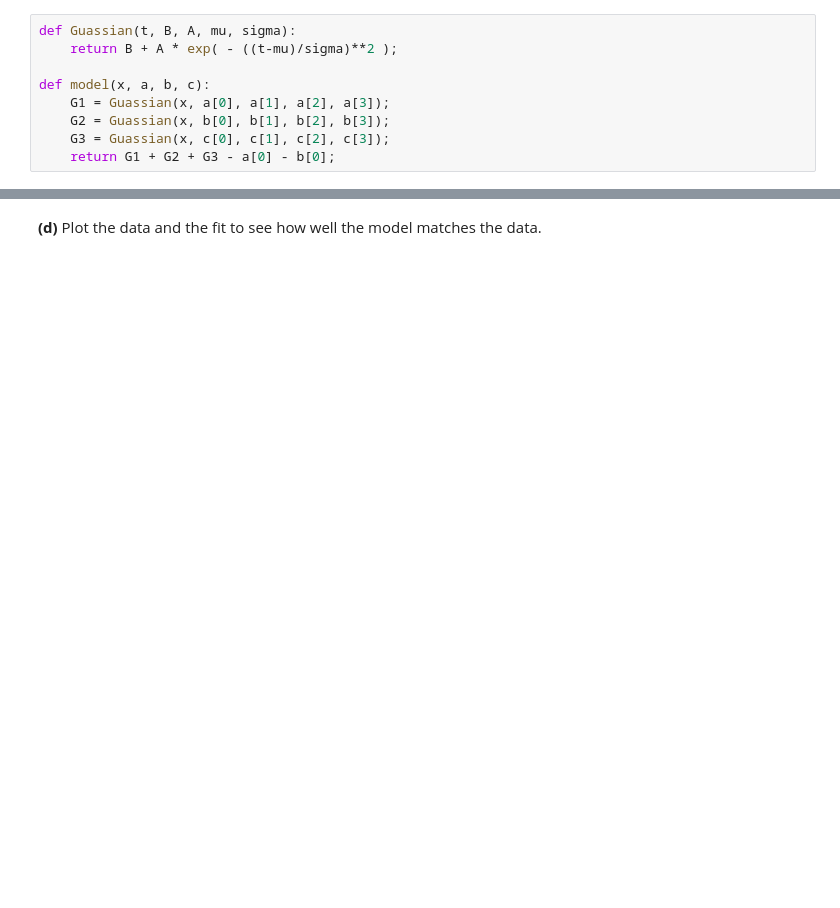
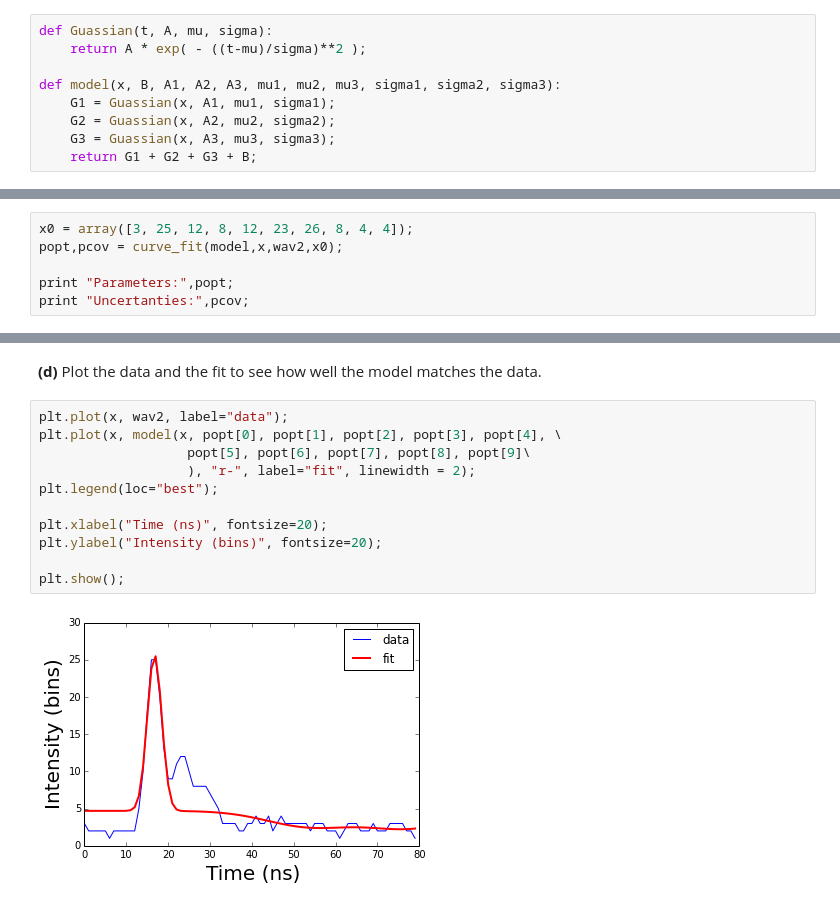
Before and after one commit to cucucachu/PHYS202-S14, a Jupyter notebook: SciPy/OptimizationExercises.ipynb, the cells around one changed output, grey strips where cells are left out. Saved outputs shown, nothing was run; the diff lists cells and outputs as text; blank space fills up the shorter version.

```diff
--- a/SciPy/OptimizationExercises.ipynb
+++ b/SciPy/OptimizationExercises.ipynb
@@ -129,11 +128,11 @@ plt.show();
 # %%
 from scipy.optimize import curve_fit;
 # %%
-def Guassian(t, B, A, mu, sigma):
-    return B + A * exp( - ((t-mu)/sigma)**2 );
+def Guassian(t, A, mu, sigma):
+    return A * exp( - ((t-mu)/sigma)**2 );
 
-def model(x, a, b, c):
-    G1 = Guassian(x, a[0], a[1], a[2], a[3]);
-    G2 = Guassian(x, b[0], b[1], b[2], b[3]);
-    G3 = Guassian(x, c[0], c[1], c[2], c[3]);
-    return G1 + G2 + G3 - a[0] - b[0];
+def model(x, B, A1, A2, A3, mu1, mu2, mu3, sigma1, sigma2, sigma3):
+    G1 = Guassian(x, A1, mu1, sigma1);
+    G2 = Guassian(x, A2, mu2, sigma2);
+    G3 = Guassian(x, A3, mu3, sigma3);
+    return G1 + G2 + G3 + B;
@@ -158,2 +139,8 @@ plt.show();
 # %% [markdown]
 <p><strong>(c)</strong> By inspecting the graph, come up with a set of initial guesses for the parameters of the fit and fit the data using <code>curve_fit</code>. Print the resulting parameters and their uncertainties.</p>
+# %%
+x0 = array([3, 25, 12, 8, 12, 23, 26, 8, 4, 4]);
+popt,pcov = curve_fit(model,x,wav2,x0);
+
+print "Parameters:",popt;
+print "Uncertanties:",pcov;
@@ -160,2 +165,15 @@ plt.show();
 # %% [markdown]
 <p><strong>(d)</strong> Plot the data and the fit to see how well the model matches the data.</p>
+# %%
+plt.plot(x, wav2, label="data");
+plt.plot(x, model(x, popt[0], popt[1], popt[2], popt[3], popt[4], \
+                   popt[5], popt[6], popt[7], popt[8], popt[9]\
+                   ), "r-", label="fit", linewidth = 2);
+plt.legend(loc="best");
+
+plt.xlabel("Time (ns)", fontsize=20);
+plt.ylabel("Intensity (bins)", fontsize=20);
+
+plt.show();
+# %% [output]
+[figure, added]
```
Also changed, not shown: parts of 3 cells of this notebook, 1 other file.
